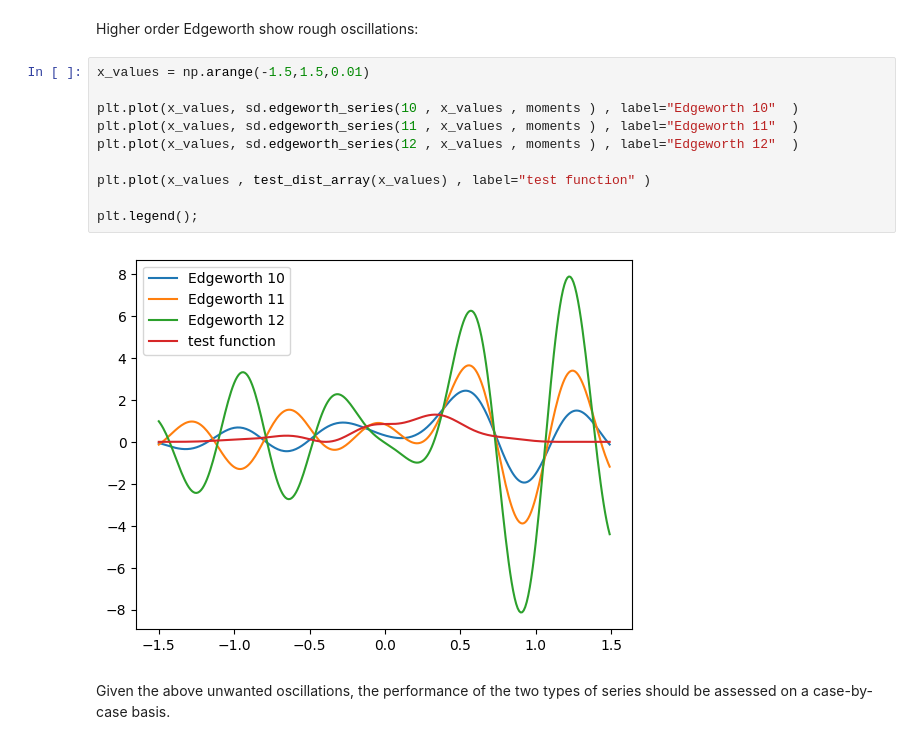
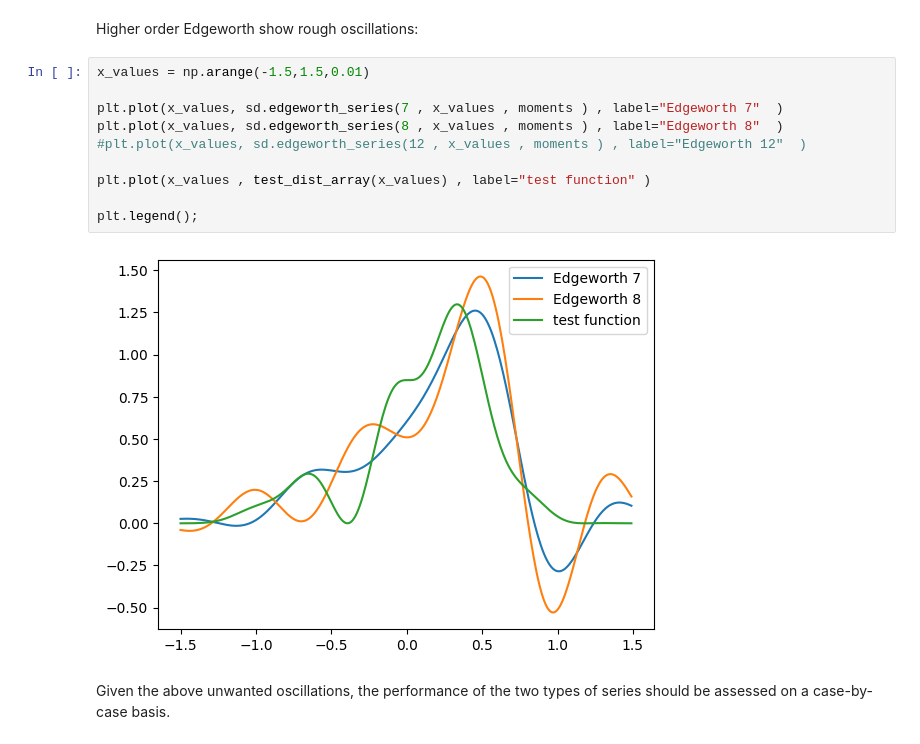
Before and after one commit to XanaduAI/Overlapper, a Jupyter notebook: examples/3.2_distributions_advanced.ipynb, the cells around one changed output. Saved outputs shown, nothing was run; the diff lists cells and outputs as text.

Commit message:
cut out edgeworth orders beyond 8 to avoid overrunning the length constraints

```diff
--- a/examples/3.2_distributions_advanced.ipynb
+++ b/examples/3.2_distributions_advanced.ipynb
@@ -74,14 +76,14 @@ Higher order Edgeworth show rough oscillations:
 # %%
 x_values = np.arange(-1.5,1.5,0.01)
 
-plt.plot(x_values, sd.edgeworth_series(10 , x_values , moments ) , label="Edgeworth 10"  )
-plt.plot(x_values, sd.edgeworth_series(11 , x_values , moments ) , label="Edgeworth 11"  )
-plt.plot(x_values, sd.edgeworth_series(12 , x_values , moments ) , label="Edgeworth 12"  )
+plt.plot(x_values, sd.edgeworth_series(7 , x_values , moments ) , label="Edgeworth 7"  )
+plt.plot(x_values, sd.edgeworth_series(8 , x_values , moments ) , label="Edgeworth 8"  )
+#plt.plot(x_values, sd.edgeworth_series(12 , x_values , moments ) , label="Edgeworth 12"  )
 
 plt.plot(x_values , test_dist_array(x_values) , label="test function" )
 
 plt.legend();
 # %% [output]
-[figure, old version]
+[figure, new version]
 # %% [markdown]
 Given the above unwanted oscillations, the performance of the two types of series should be assessed on a case-by-case basis.
```
Also changed, not shown: parts of 1 cell of this notebook, 1 other file.
